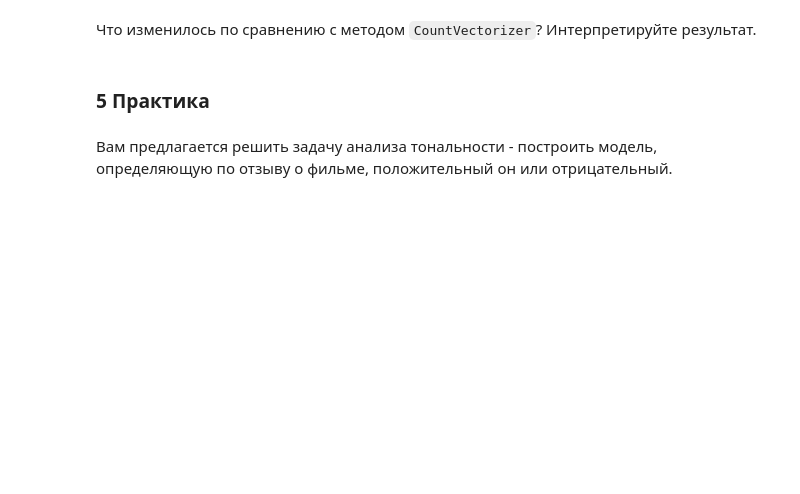
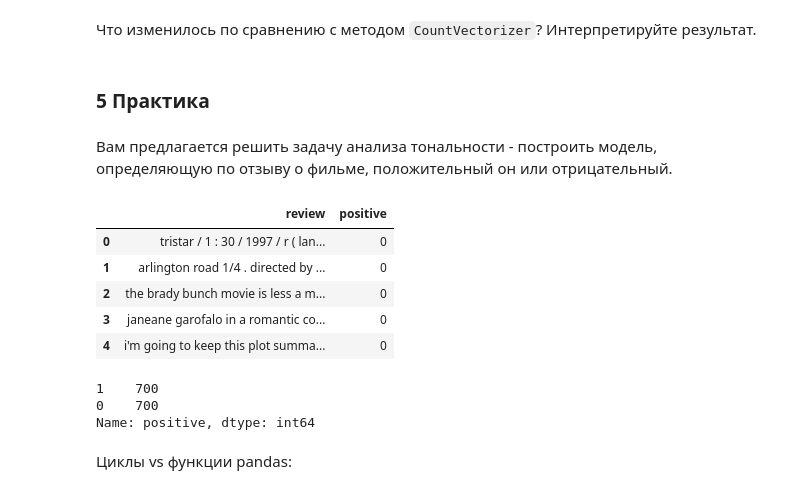
Before and after one commit to ischurov/math-ml-hse-2018, a Jupyter notebook: sem08_texts/sem08_texts.ipynb, the cells around one changed output. Cells and saved outputs as stored; diff of their text form; code cells hidden in the pictures; blank space fills up the shorter version.

```diff
--- a/sem08_texts/sem08_texts.ipynb
+++ b/sem08_texts/sem08_texts.ipynb
@@ -212,3 +254,20 @@ import pandas as pd
 data = pd.read_csv('movie_reviews.csv')
 # %%
 # your code here
+# %%
+data.head()
+# %% [output]
+|  | review | positive |
+| 0 | tristar / 1 : 30 / 1997 / r ( lan... | 0 |
+| 1 | arlington road 1/4 . directed by ... | 0 |
+| 2 | the brady bunch movie is less a m... | 0 |
+| 3 | janeane garofalo in a romantic co... | 0 |
+| 4 | i'm going to keep this plot summa... | 0 |
+# %%
+data['positive'].value_counts()
+# %% [output]
+1    700
+0    700
+Name: positive, dtype: int64
+# %% [markdown]
+Циклы vs функции pandas:
```
Also changed, not shown: parts of 27 cells of this notebook.
